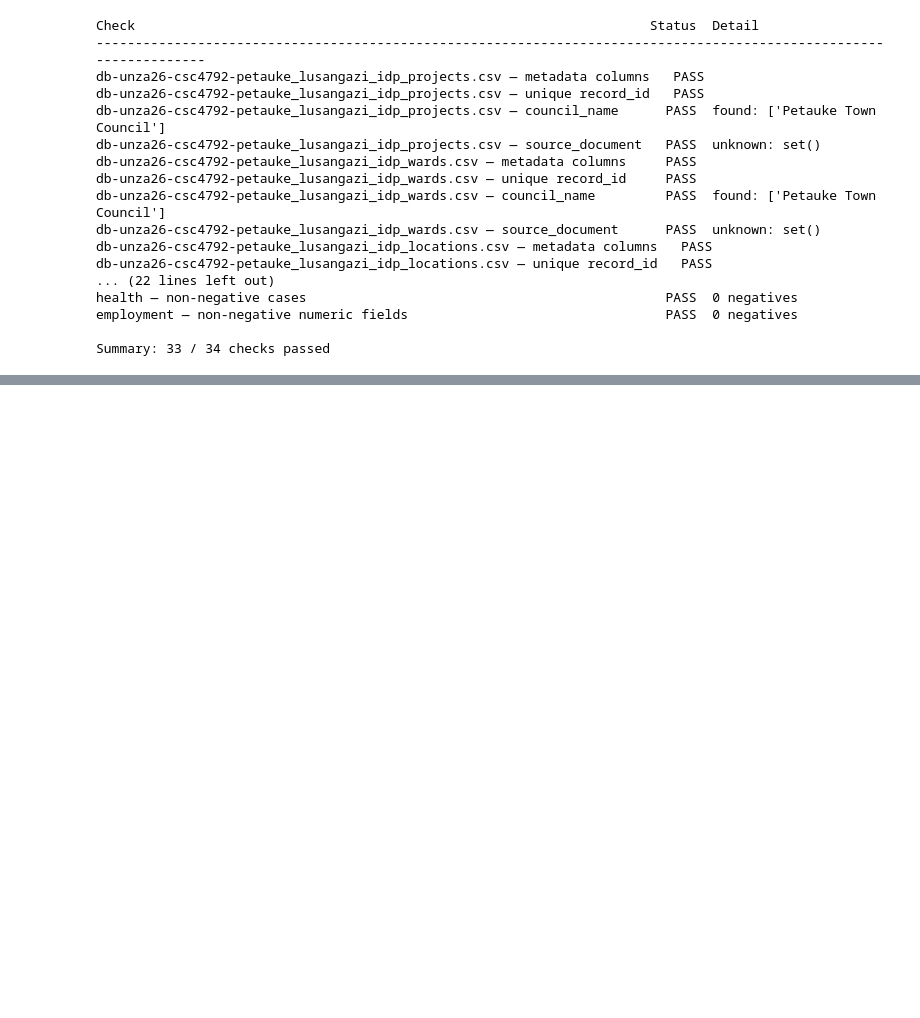
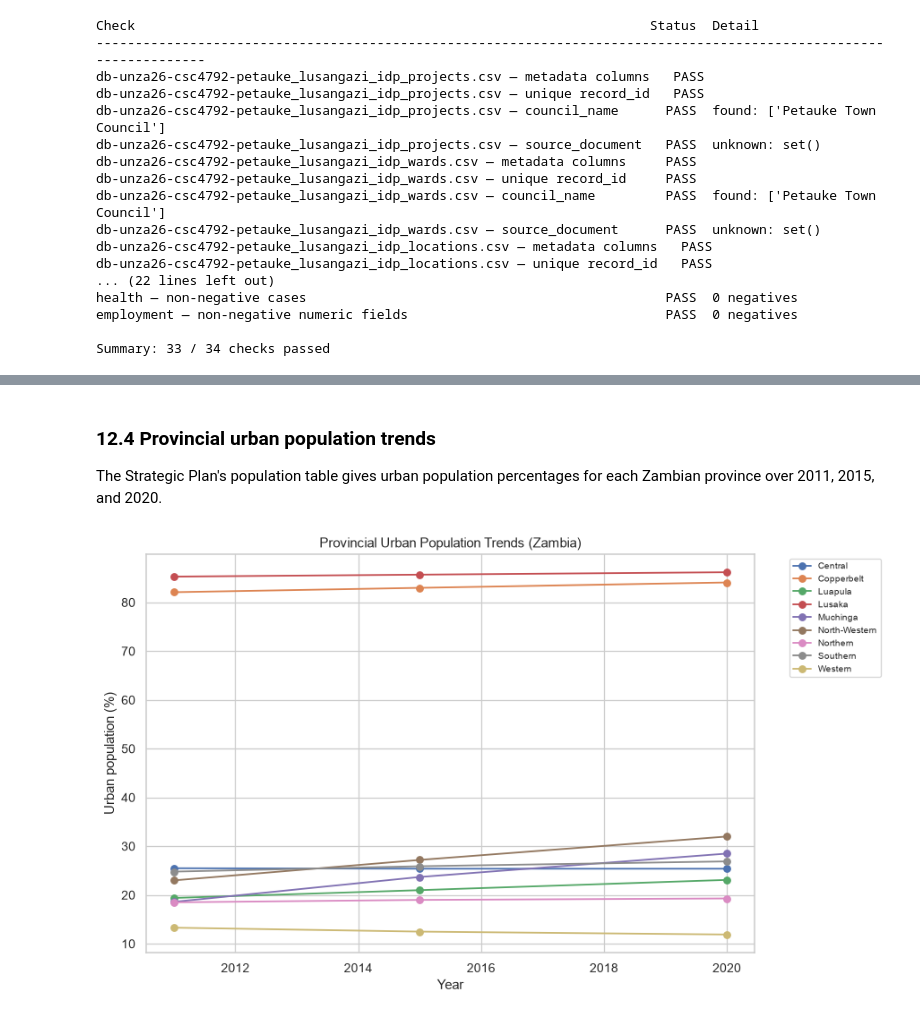
Before and after one commit to blessing-dube73/project_team_31, a Jupyter notebook: notebooks/unza26-csc4792-petauke-council.ipynb, the cells around one changed output, grey strips where cells are left out. Saved outputs shown, nothing was run; the diff lists cells and outputs as text; code cells hidden in the pictures; blank space fills up the shorter version.

```diff
--- a/notebooks/unza26-csc4792-petauke-council.ipynb
+++ b/notebooks/unza26-csc4792-petauke-council.ipynb
@@ -3372,0 +4195,26 @@ Summary: 33 / 34 checks passed
+# %% [markdown]
+### 12.4 Provincial urban population trends
+
+The Strategic Plan's population table gives urban population percentages
+for each Zambian province over 2011, 2015, and 2020.
+# %%
+pop = load("db-unza26-csc4792-petauke_stratplan_population.csv")
+pop["year"]      = pd.to_numeric(pop["year"])
+pop["urban_pct"] = pd.to_numeric(pop["urban_pct"])
+
+# Exclude Zambia national total for a cleaner provincial view
+prov_pop = pop[pop["province"] != "Zambia"]
+
+fig, ax = plt.subplots(figsize=(10, 6))
+for prov, group in prov_pop.groupby("province"):
+    group = group.sort_values("year")
+    ax.plot(group["year"], group["urban_pct"], marker="o", label=prov)
+
+ax.set_xlabel("Year")
+ax.set_ylabel("Urban population (%)")
+ax.set_title("Provincial Urban Population Trends (Zambia)")
+ax.legend(bbox_to_anchor=(1.05, 1), loc="upper left", fontsize=8)
+plt.tight_layout()
+plt.show()
+# %% [output]
+[figure, added]
```
Also changed, not shown: parts of 48 cells of this notebook, 7 other files.
